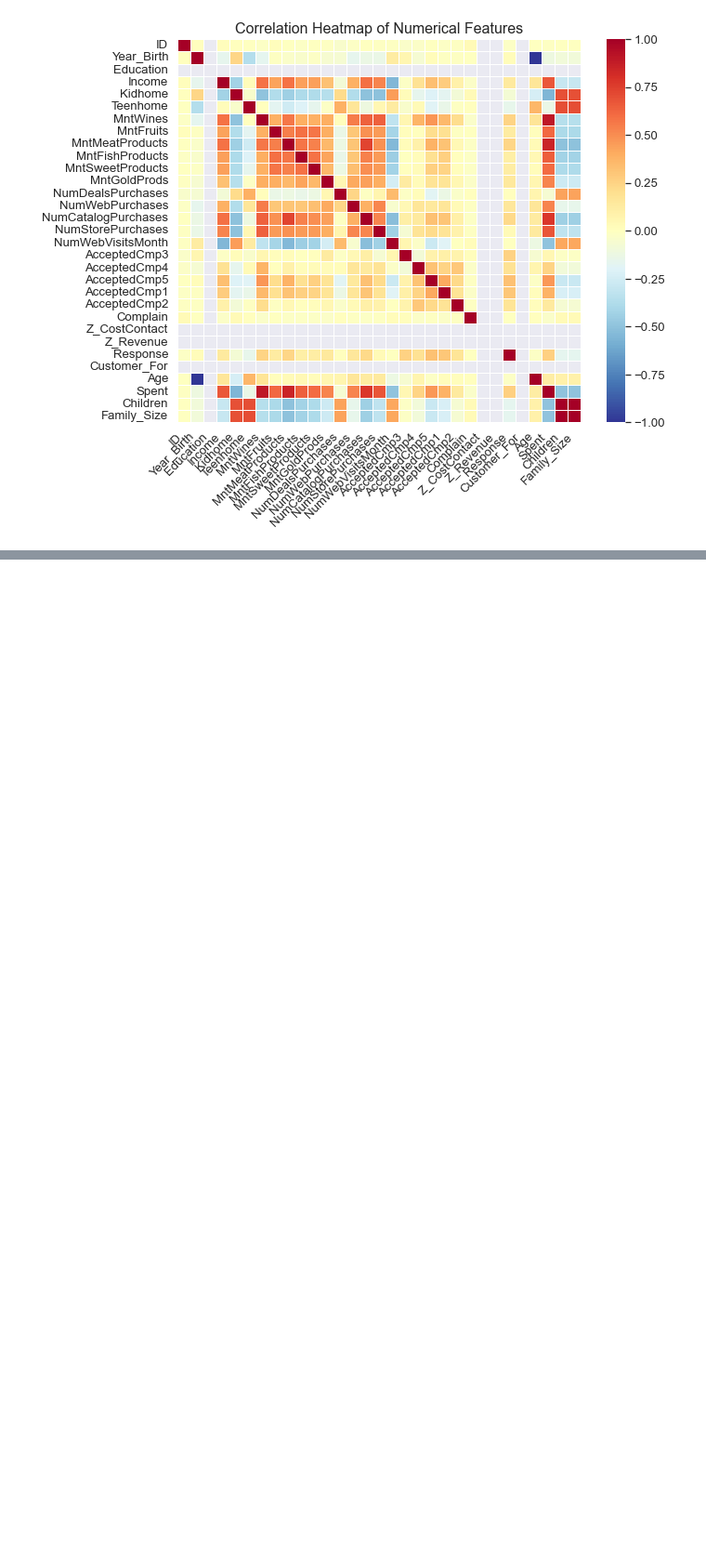
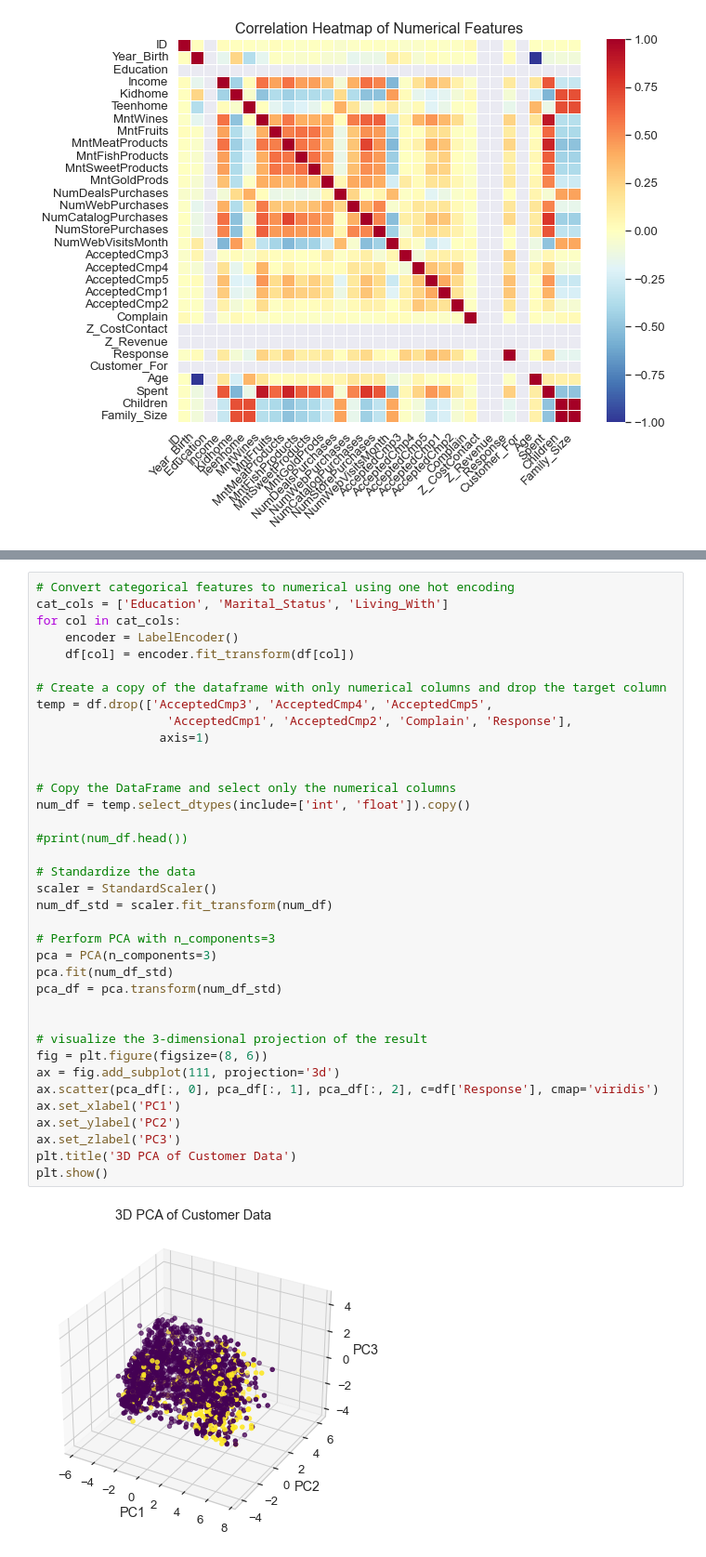
Before and after one commit to rodanthi-alexiou/TEDE, a Jupyter notebook: Project1.ipynb, the cells around one changed output, grey strips where cells are left out. Shown at 93% size. Saved outputs shown, nothing was run; the diff lists cells and outputs as text; blank space fills up the shorter version.

```diff
--- a/Project1.ipynb
+++ b/Project1.ipynb
@@ -279,3 +226,42 @@ plt.show()
 [figure]
 [figure]
 [figure]
+# %%
+# Convert categorical features to numerical using one hot encoding
+cat_cols = ['Education', 'Marital_Status', 'Living_With']
+for col in cat_cols:
+    encoder = LabelEncoder()
+    df[col] = encoder.fit_transform(df[col])
+
+# Create a copy of the dataframe with only numerical columns and drop the target column
+temp = df.drop(['AcceptedCmp3', 'AcceptedCmp4', 'AcceptedCmp5',
+                  'AcceptedCmp1', 'AcceptedCmp2', 'Complain', 'Response'],
+                 axis=1)
+
+
+# Copy the DataFrame and select only the numerical columns
+num_df = temp.select_dtypes(include=['int', 'float']).copy()
+
+#print(num_df.head())
+
+# Standardize the data
+scaler = StandardScaler()
+num_df_std = scaler.fit_transform(num_df)
+
+# Perform PCA with n_components=3
+pca = PCA(n_components=3)
+pca.fit(num_df_std)
+pca_df = pca.transform(num_df_std)
+
+
+# visualize the 3-dimensional projection of the result
+fig = plt.figure(figsize=(8, 6))
+ax = fig.add_subplot(111, projection='3d')
+ax.scatter(pca_df[:, 0], pca_df[:, 1], pca_df[:, 2], c=df['Response'], cmap='viridis')
+ax.set_xlabel('PC1')
+ax.set_ylabel('PC2')
+ax.set_zlabel('PC3')
+plt.title('3D PCA of Customer Data')
+plt.show()
+# %% [output]
+[figure, added]
```
Also changed, not shown: parts of 4 cells of this notebook.
